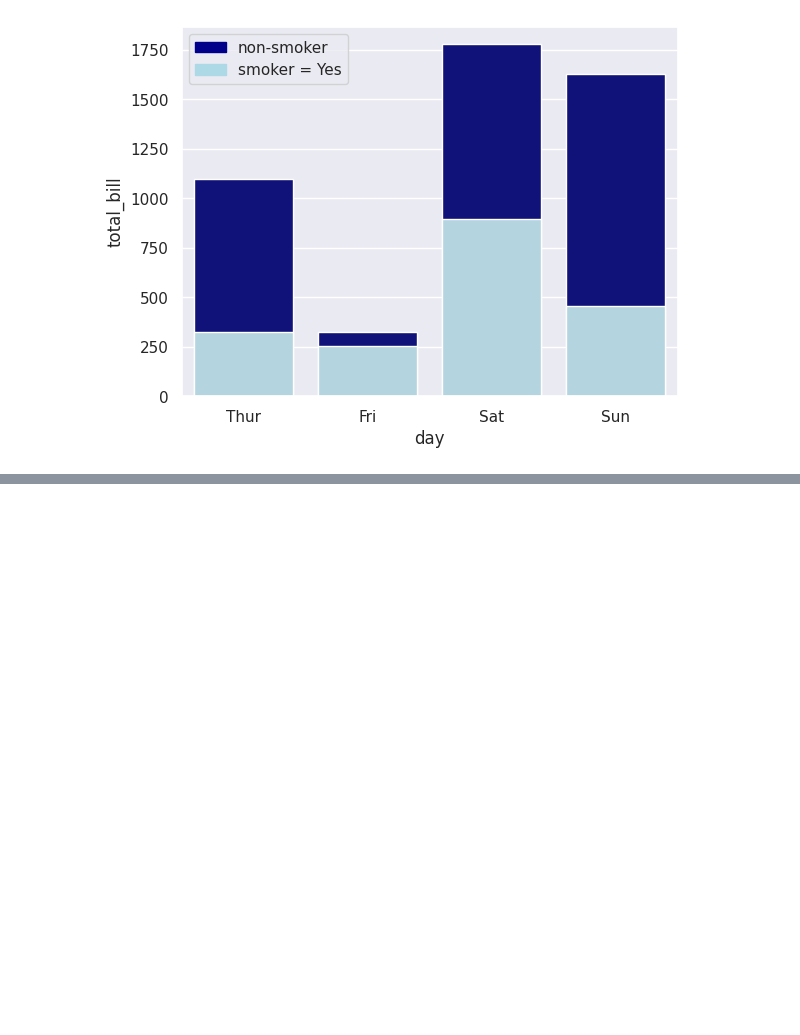
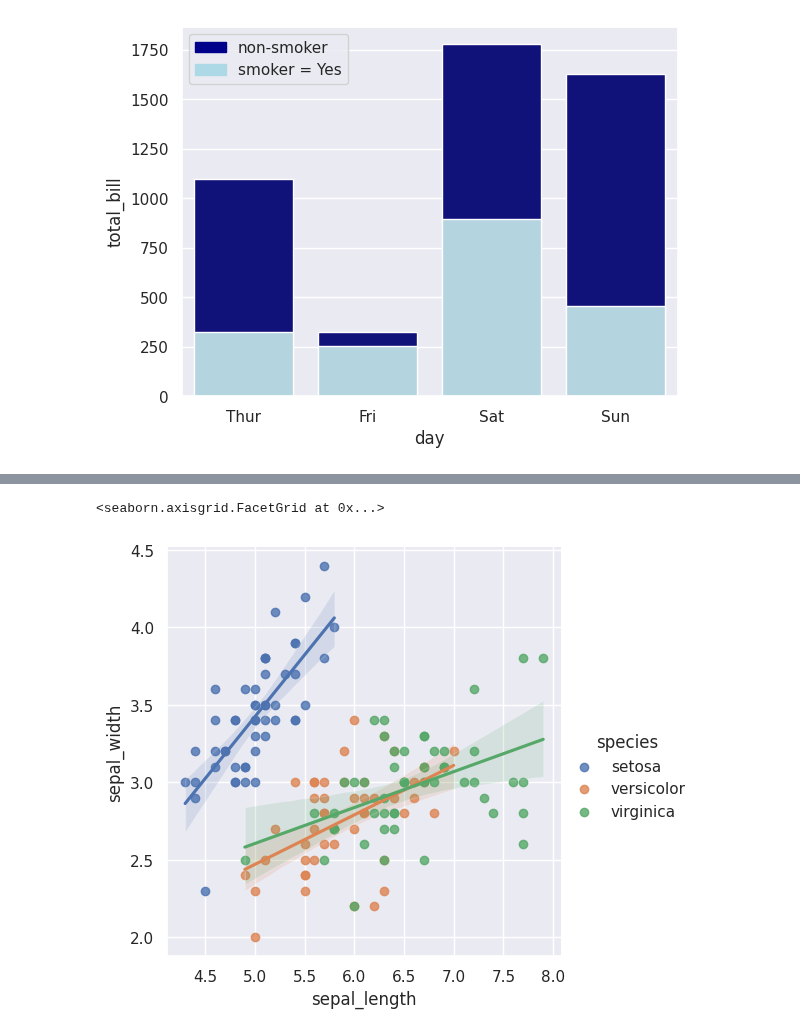
Before and after one commit to Ada-Lovelace-Akademi/data-science, a Jupyter notebook: week-3/3-dataviz.ipynb, the cells around one changed output, grey strips where cells are left out. Saved outputs shown, nothing was run; the diff lists cells and outputs as text; code cells hidden in the pictures; blank space fills up the shorter version.

```diff
--- a/week-3/3-dataviz.ipynb
+++ b/week-3/3-dataviz.ipynb
@@ -130,0 +182,11 @@ plt.show()
+# %%
+sns.lmplot(
+    x='sepal_length',
+    y='sepal_width',
+    data=df_iris,
+    hue="species"
+
+)
+# %% [output]
+<seaborn.axisgrid.FacetGrid at 0x...>
+[figure, added]
```
Also changed, not shown: parts of 8 cells of this notebook.
